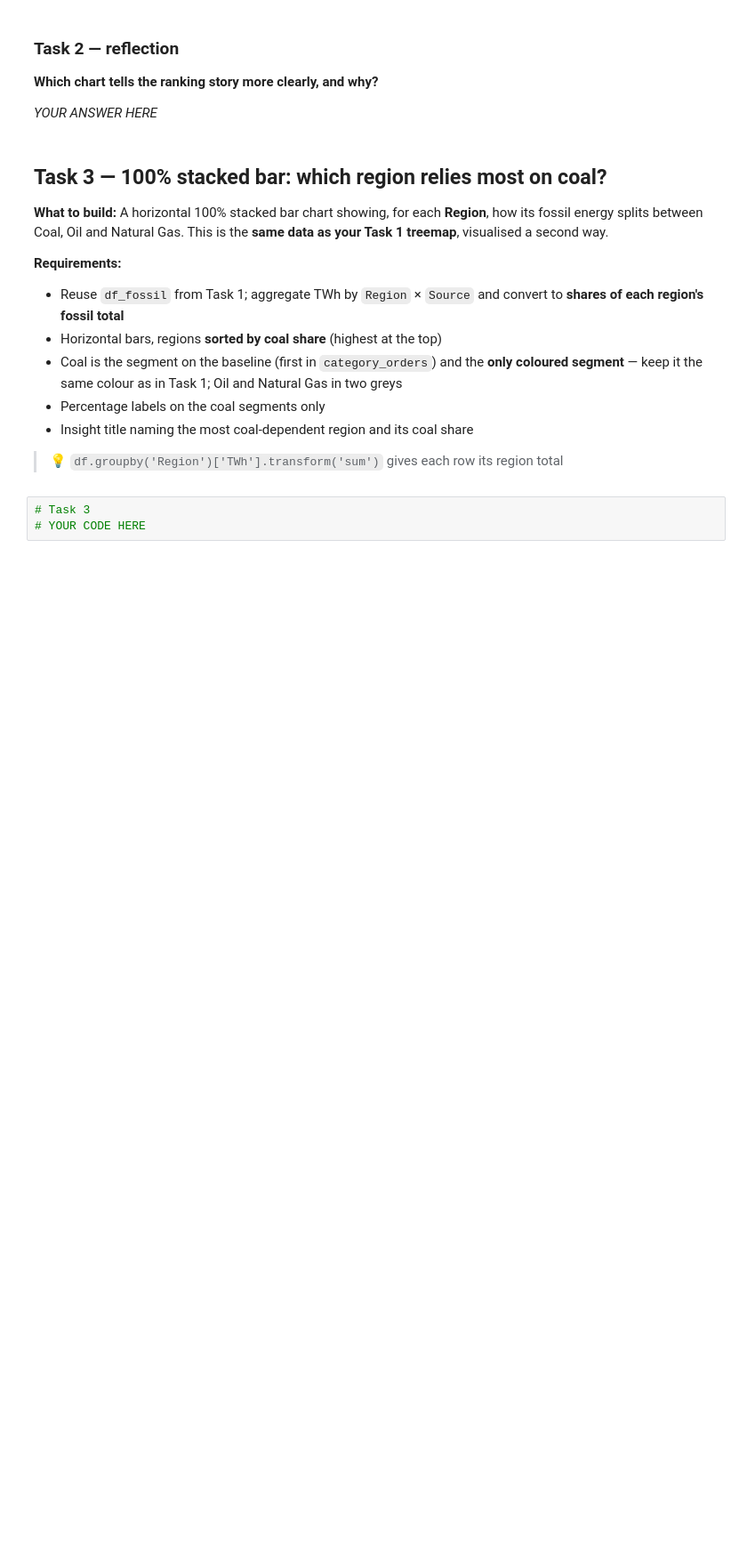
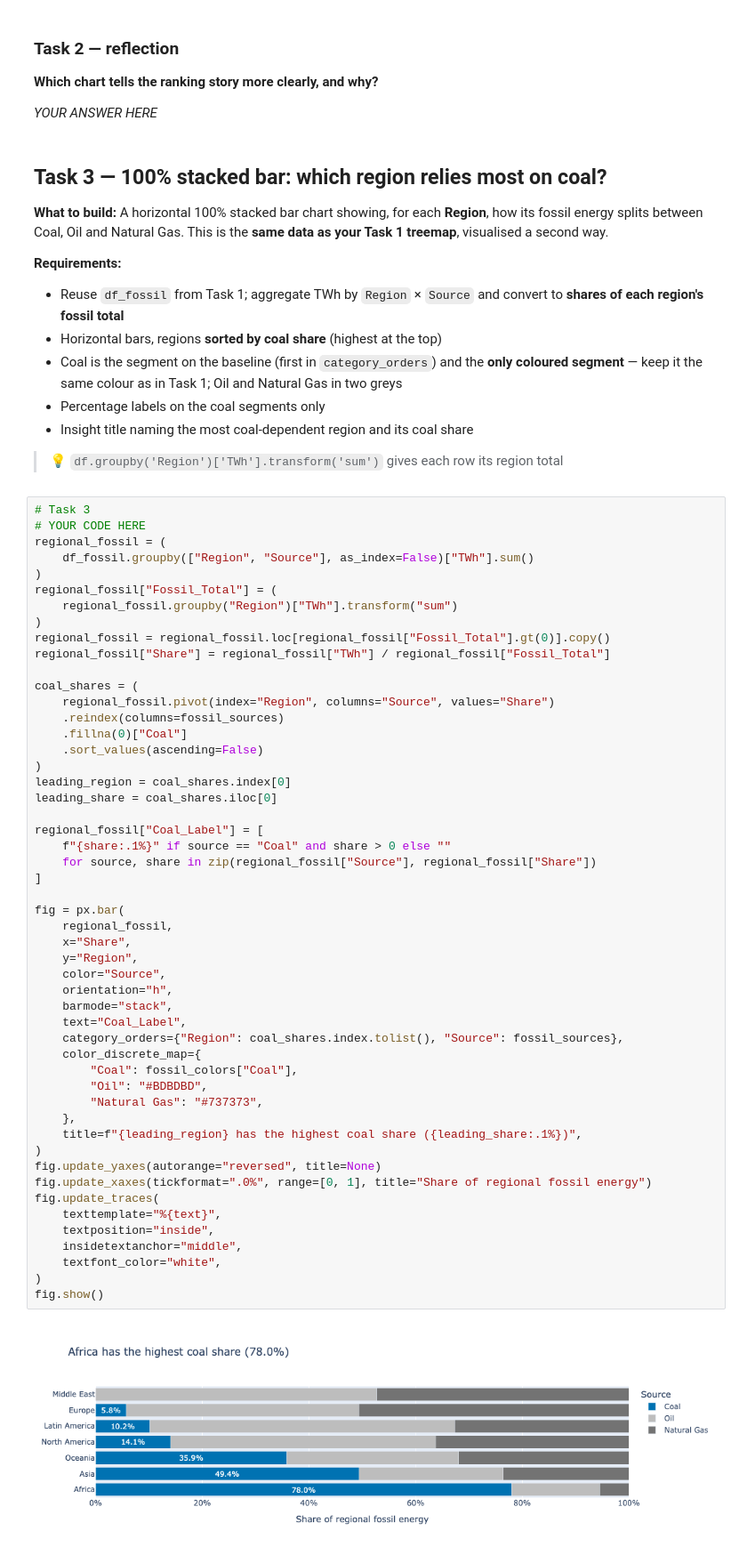
Before and after one commit to siddhantm29-netizen/data_Visualization_Siddhant_41724324, a Jupyter notebook: week07/lecture07_exercise.ipynb, the cells around one changed output. Shown at 89% size. Cells and saved outputs as stored; diff of their text form; blank space fills up the shorter version.

```diff
--- a/week07/lecture07_exercise.ipynb
+++ b/week07/lecture07_exercise.ipynb
@@ -92,6 +171,56 @@ Loaded: 103 rows
 # %%
 # Task 3
 # YOUR CODE HERE
+regional_fossil = (
+    df_fossil.groupby(["Region", "Source"], as_index=False)["TWh"].sum()
+)
+regional_fossil["Fossil_Total"] = (
+    regional_fossil.groupby("Region")["TWh"].transform("sum")
+)
+regional_fossil = regional_fossil.loc[regional_fossil["Fossil_Total"].gt(0)].copy()
+regional_fossil["Share"] = regional_fossil["TWh"] / regional_fossil["Fossil_Total"]
+
+coal_shares = (
+    regional_fossil.pivot(index="Region", columns="Source", values="Share")
+    .reindex(columns=fossil_sources)
+    .fillna(0)["Coal"]
+    .sort_values(ascending=False)
+)
+leading_region = coal_shares.index[0]
+leading_share = coal_shares.iloc[0]
+
+regional_fossil["Coal_Label"] = [
+    f"{share:.1%}" if source == "Coal" and share > 0 else ""
+    for source, share in zip(regional_fossil["Source"], regional_fossil["Share"])
+]
+
+fig = px.bar(
+    regional_fossil,
+    x="Share",
+    y="Region",
+    color="Source",
+    orientation="h",
+    barmode="stack",
+    text="Coal_Label",
+    category_orders={"Region": coal_shares.index.tolist(), "Source": fossil_sources},
+    color_discrete_map={
+        "Coal": fossil_colors["Coal"],
+        "Oil": "#BDBDBD",
+        "Natural Gas": "#737373",
+    },
+    title=f"{leading_region} has the highest coal share ({leading_share:.1%})",
+)
+fig.update_yaxes(autorange="reversed", title=None)
+fig.update_xaxes(tickformat=".0%", range=[0, 1], title="Share of regional fossil energy")
+fig.update_traces(
+    texttemplate="%{text}",
+    textposition="inside",
+    insidetextanchor="middle",
+    textfont_color="white",
+)
+fig.show()
+# %% [output]
+[figure, added]
 # %% [markdown]
 ### Task 3 — reflection
 
```
Also changed, not shown: parts of 3 cells of this notebook, 1 other file.
